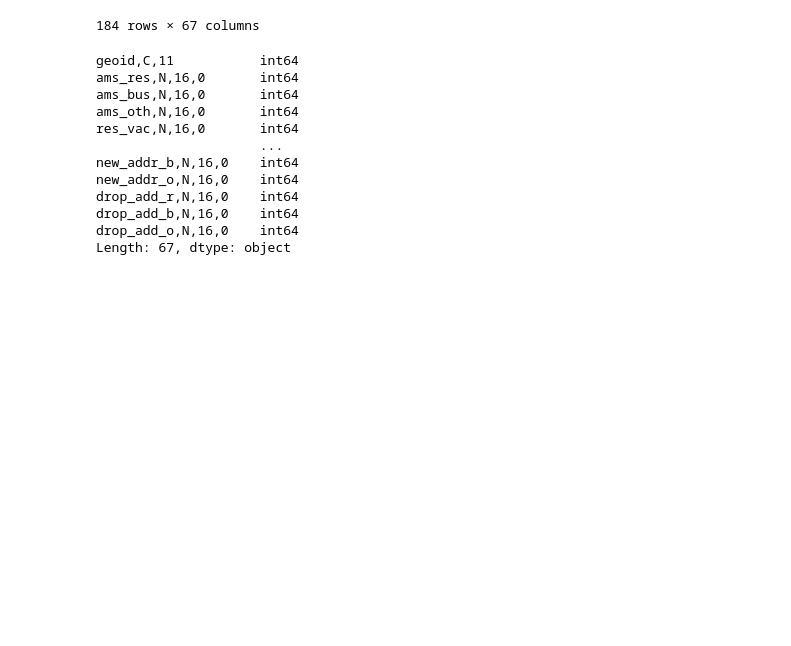
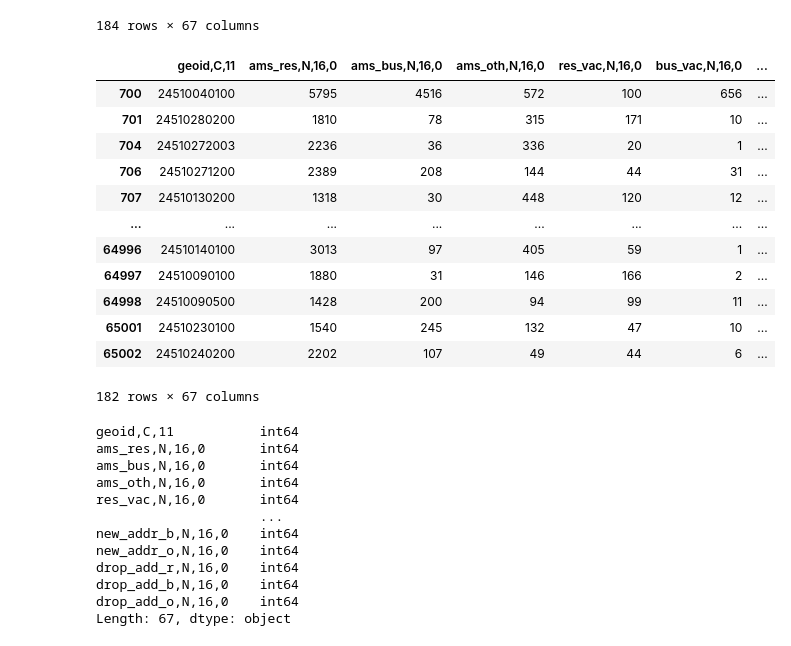
Before and after one commit to Jenkir/vacant_comm_bldgs, a Jupyter notebook: vacants_2021.ipynb, the cells around one changed output. Cells and saved outputs as stored; diff of their text form; code cells hidden in the pictures; blank space fills up the shorter version.

```diff
--- a/vacants_2021.ipynb
+++ b/vacants_2021.ipynb
@@ -66,6 +90,24 @@ balt_2021Q4_df
 | 64980 | 24510030100 | 1339 | 212 | 123 | 273 | 23 | ... |
 | 64982 | 24510230300 | 1266 | 55 | 24 | 30 | 9 | ... |
 184 rows × 67 columns
+# %%
+# Remove rows that do not include Baltimore GEOID ("24510....); Baltimore FIPS  is 24, Baltimore FIPS is 510, rest of the geoid is census tract #
+balt_2021Q3_df = vac_2021Q3_df[vac_2021Q3_df["geoid,C,11"].between(24510000000, 24510999999, inclusive=True)]
+balt_2021Q3_df
+# %% [output]
+|  | geoid,C,11 | ams_res,N,16,0 | ams_bus,N,16,0 | ams_oth,N,16,0 | res_vac,N,16,0 | bus_vac,N,16,0 | ... |
+| 700 | 24510040100 | 5795 | 4516 | 572 | 100 | 656 | ... |
+| 701 | 24510280200 | 1810 | 78 | 315 | 171 | 10 | ... |
+| 704 | 24510272003 | 2236 | 36 | 336 | 20 | 1 | ... |
+| 706 | 24510271200 | 2389 | 208 | 144 | 44 | 31 | ... |
+| 707 | 24510130200 | 1318 | 30 | 448 | 120 | 12 | ... |
+| ... | ... | ... | ... | ... | ... | ... | ... |
+| 64996 | 24510140100 | 3013 | 97 | 405 | 59 | 1 | ... |
+| 64997 | 24510090100 | 1880 | 31 | 146 | 166 | 2 | ... |
+| 64998 | 24510090500 | 1428 | 200 | 94 | 99 | 11 | ... |
+| 65001 | 24510230100 | 1540 | 245 | 132 | 47 | 10 | ... |
+| 65002 | 24510240200 | 2202 | 107 | 49 | 44 | 6 | ... |
+182 rows × 67 columns
 # %%
 balt_2021Q4_df.dtypes
 # %% [output]
```
Also changed, not shown: parts of 24 cells of this notebook, 1 other file.
